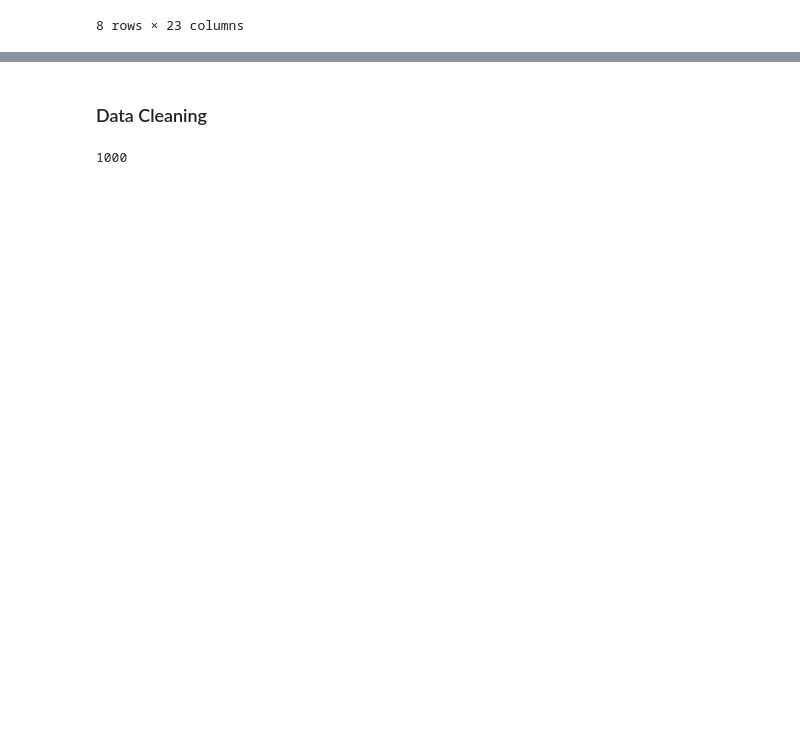
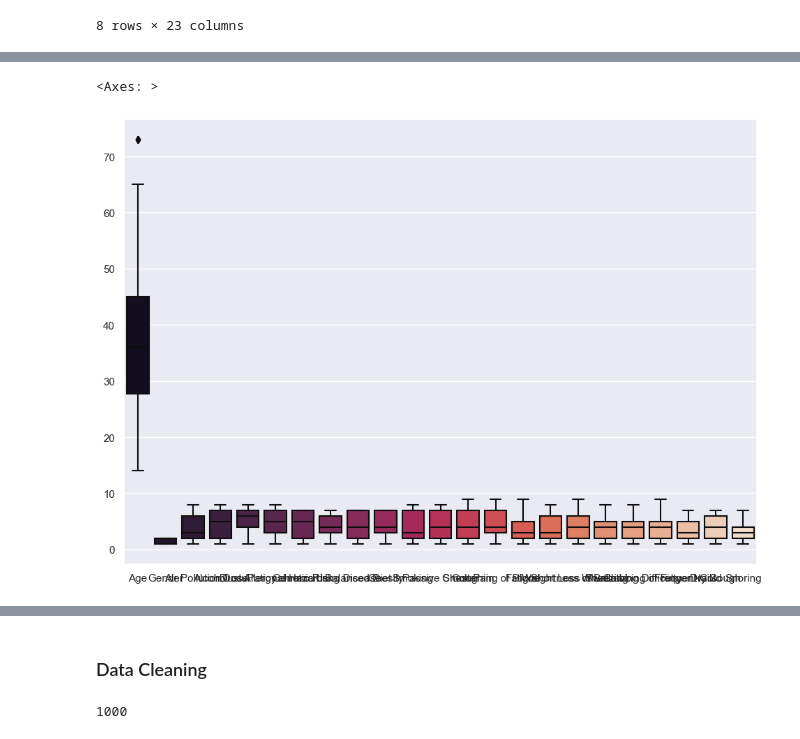
Before and after one commit to muhamedanwer/Data-Science-Projects, a Jupyter notebook: CancerPatient/cancerPatient.ipynb, the cells around one changed output, grey strips where cells are left out. Saved outputs shown, nothing was run; the diff lists cells and outputs as text; code cells hidden in the pictures; blank space fills up the shorter version.

```diff
--- a/CancerPatient/cancerPatient.ipynb
+++ b/CancerPatient/cancerPatient.ipynb
@@ -70,0 +98,6 @@ data.describe()
+# %%
+plt.subplots()
+sns.boxplot(data, palette= 'rocket')
+# %% [output]
+<Axes: >
+[figure, added]
```
Also changed, not shown: parts of 25 cells of this notebook.
